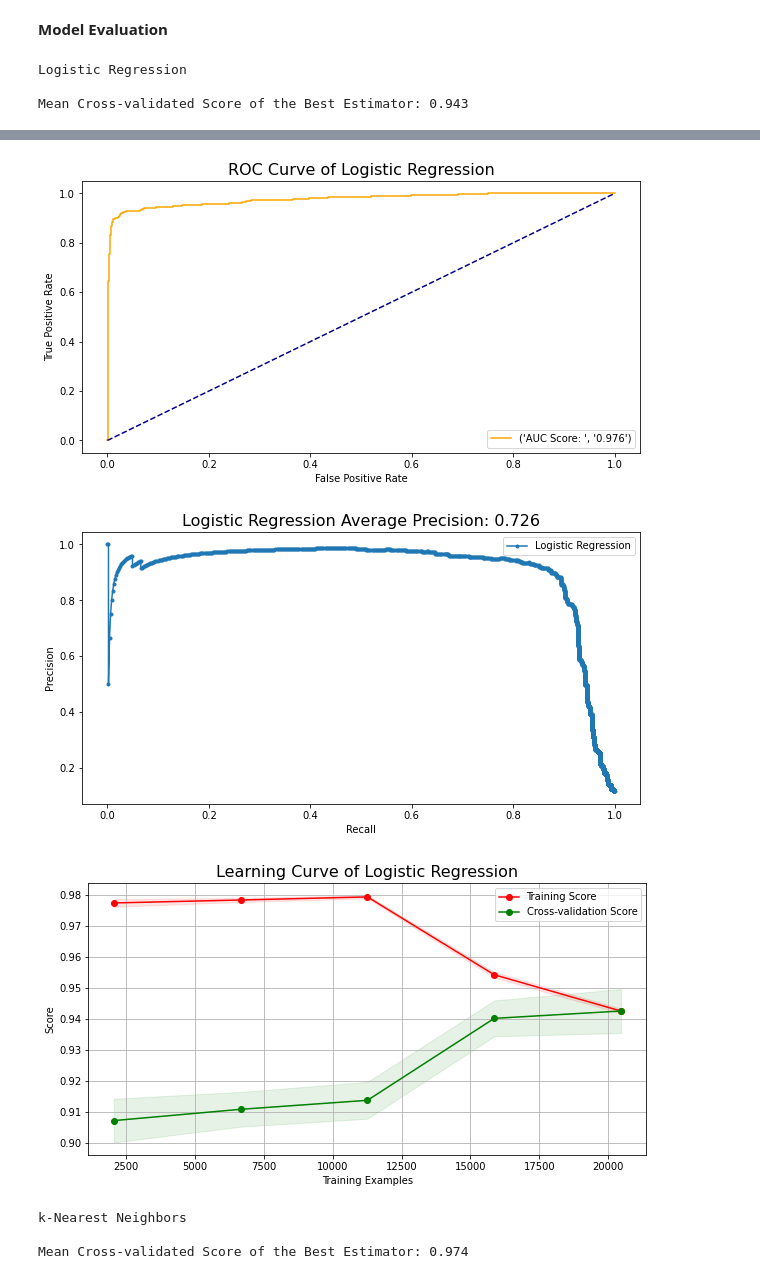
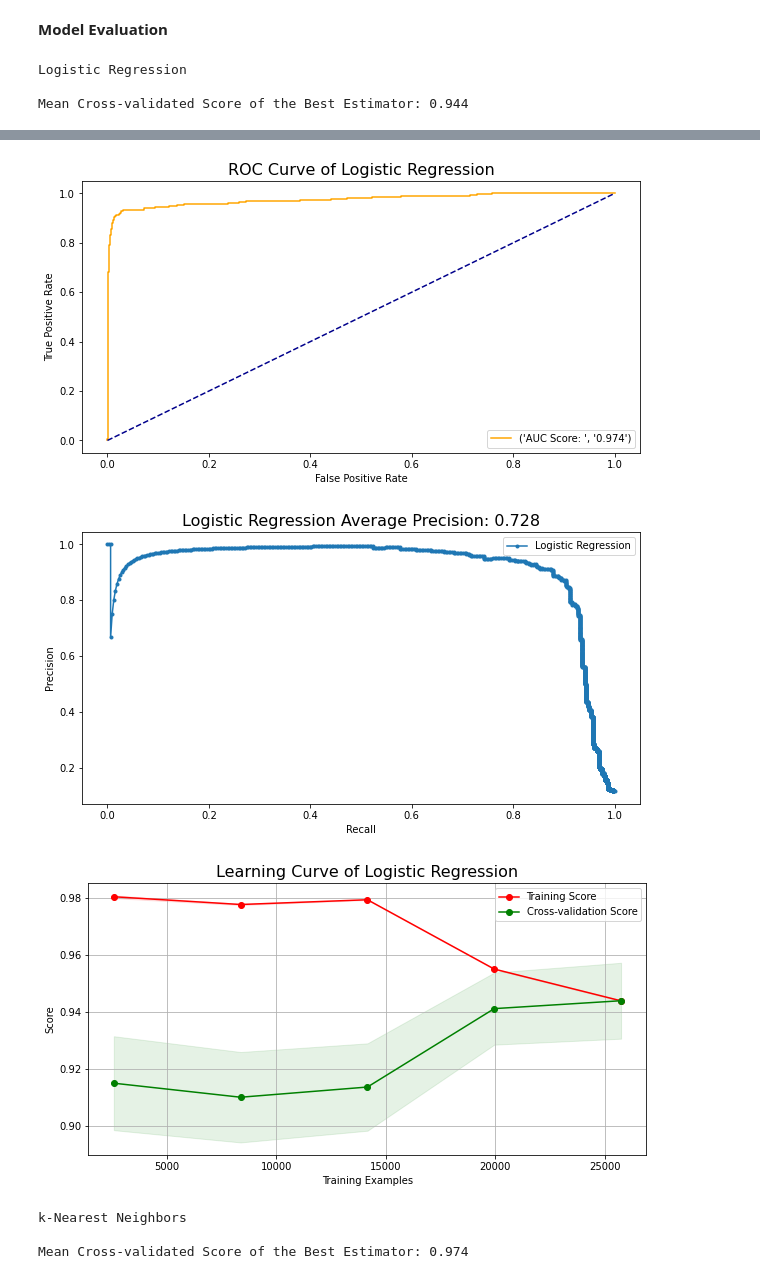
Before and after one commit to bahadirbasaran/pulsar-detection-kaggle-competition, a Jupyter notebook: main.ipynb, the cells around one changed output, grey strips where cells are left out. Drawn from its saved outputs; the diff is of its cells as text; code cells hidden in the pictures.

```diff
--- a/main.ipynb
+++ b/main.ipynb
@@ -134,7 +134,7 @@ def evaluateClassifier(classifier, y_true, y_pred, probabilities, elapsedTime, d
   plot_precision_recall_curve(classifier, y_true, y_pred, probabilities)
 
   if classifier not in df_stats.values:
-    df_stats = df_stats.append({"Model":classifier, "Accuracy":score_acc, "MSE":score_mse, "Cohen Kappa Score":score_cohenKappa, "Training Time(Best Estimator)":elapsedTime}, ignore_index=True)
+    df_stats = df_stats.append({"Model": classifier, "Accuracy": "%.4f" % score_acc, "MSE": "%.4f" % score_mse, "Cohen Kappa Score": "%.4f" % score_cohenKappa, "Training Time(Best Estimator)":elapsedTime}, ignore_index=True)
 
   return df_stats
 
@@ -159,5 +159,10 @@ def createDataSplits(dataset, list_dataColumns, targetColumn, testSizeRatio, ran
     X_train, y_train = sm.fit_sample(X_train, y_train)
     plot_2D_space(X_train, y_train, label='Dataset After Oversampling')
 
+  print("\nX_train: {} Samples".format(len(X_train)))
+  print("y_train: {} Samples".format(len(y_train)))
+  print("X_test:  {}  Samples".format(len(X_test)))
+  print("y_test:  {}  Samples".format(len(y_test)))
+
   return X_train, X_test, y_train, y_test
 # %% [markdown]
@@ -250,5 +255,5 @@ Joint Plot:
 # %% [markdown]
 **Data Splits**
 # %%
-X_train, X_test, y_train, y_test = createDataSplits(dataset, [0,1,2,3,4,5,6,7], 8, 0.3)
+X_train, X_test, y_train, y_test = createDataSplits(dataset, [0,1,2,3,4,5,6,7], 8, 0.2)
 # %% [output]
@@ -265,7 +274,7 @@ params_DT =   {"criterion": ["gini", "entropy"], "max_depth": [1, 2, None]}
 params_RF =   {"n_estimators": [500], "criterion": ["gini", "entropy"], "max_depth": [1, 2, None]}
 params_AB =   {"n_estimators": [500]}
 params_GB =   {"n_estimators": [500], "max_depth": [2, 3], "min_samples_leaf": [2, 3]}
-params_XGB =  {"n_estimators": [500], "eta": [0.05, 0.25]}
+params_XGB =  {"n_estimators": [500], "eta": [0.025, 0.04, 0.05, 0.06, 0.075]}
 params_ET =   {"n_estimators": [500], "criterion": ["gini", "entropy"], "max_depth": [1, 2, None]}
 
 list_paramSets = [params_LR, params_kNN, params_SVC, params_DT, params_RF, params_AB, params_GB, params_XGB, params_ET]
@@ -285,14 +294,24 @@ frameStyle2 = [hover(), dict(selector="th", props=[("font-size", "120%"), ("text
 **Model Evaluation**
 # %%
 for classifier, paramSet, classifierName in zip(list_classifiers, list_paramSets, list_clfNames):
+
+  if classifierName in ["Support Vector Machines", "Gradient Boosting"]:
+    n_folds = 10
+  elif classifierName == "Random Forest":
+    n_folds = 20
+  elif classifierName in ["XGBoost", "Extra Trees"]:
+    n_folds = 50
+  else:
+    n_folds = 100
+
   gs = GridSearchCV(
                     estimator = classifier,
                     param_grid = paramSet,
-                    cv = 10
+                    cv = n_folds
                    )
   startTime = time.time()
   gs.fit(X_train, y_train)
-  elapsedTime = "%.3f" % (time.time() - startTime)
+  elapsedTime = "%.2f" % (time.time() - startTime)
 
   print(classifierName)
   print("\nMean Cross-validated Score of the Best Estimator: {}\n".format("%.3f" % gs.best_score_))
@@ -314,7 +333,7 @@ for classifier, paramSet, classifierName in zip(list_classifiers, list_paramSets
 
   dataframe_stats = evaluateClassifier(classifierName, y_test, y_pred, probs, elapsedTime, dataframe_stats)
 
-  cv = KFold(n_splits=10, shuffle=True)
+  cv = KFold(n_splits=n_folds, shuffle=True)
   title = "Learning Curve of " + classifierName
   plot_learning_curve(gs.best_estimator_, title, X_train, y_train, cv=cv)
 
@@ -332,7 +351,7 @@ for classifier, paramSet, classifierName in zip(list_classifiers, list_paramSets
 # We cannot use Naive Bayes Classifier with GridSearchCV
 clf_NB = GaussianNB()
 
-foldScores = cross_val_score(clf_NB, X_train, y_train, cv=10)
+foldScores = cross_val_score(clf_NB, X_train, y_train, cv=100)
 
 startTime = time.time()
 clf_NB.fit(X_train, y_train)
@@ -346,7 +365,7 @@ print("\nMean Cross-validated Score: {}".format("%.3f" % foldScores.mean()))
 
 dataframe_stats = evaluateClassifier("Naive Bayes", y_test, y_pred, probs, elapsedTime, dataframe_stats)
 
-cv = KFold(n_splits=10, shuffle=True)
+cv = KFold(n_splits=100, shuffle=True)
 plot_learning_curve(clf_NB, "Learning Curve of Naive Bayes", X_train, y_train, cv=cv)
 
 #Listing the results
@@ -354,5 +373,5 @@ printDataframe(dataframe=dataframe_stats, frame_style=frameStyle, sort_by='Accur
 # %% [output]
 Logistic Regression
 
-Mean Cross-validated Score of the Best Estimator: 0.943
+Mean Cross-validated Score of the Best Estimator: 0.944
 | Parameter Set | Mean Test Score |
@@ -389,6 +408,6 @@ weighted avg       0.97      0.97      0.97      5370
 [figure]
-[figure, old version]
+[figure, new version]
-[figure, old version]
+[figure, new version]
 k-Nearest Neighbors
 
 Mean Cross-validated Score of the Best Estimator: 0.974
```
Also changed, not shown: parts of 3 cells of this notebook.
